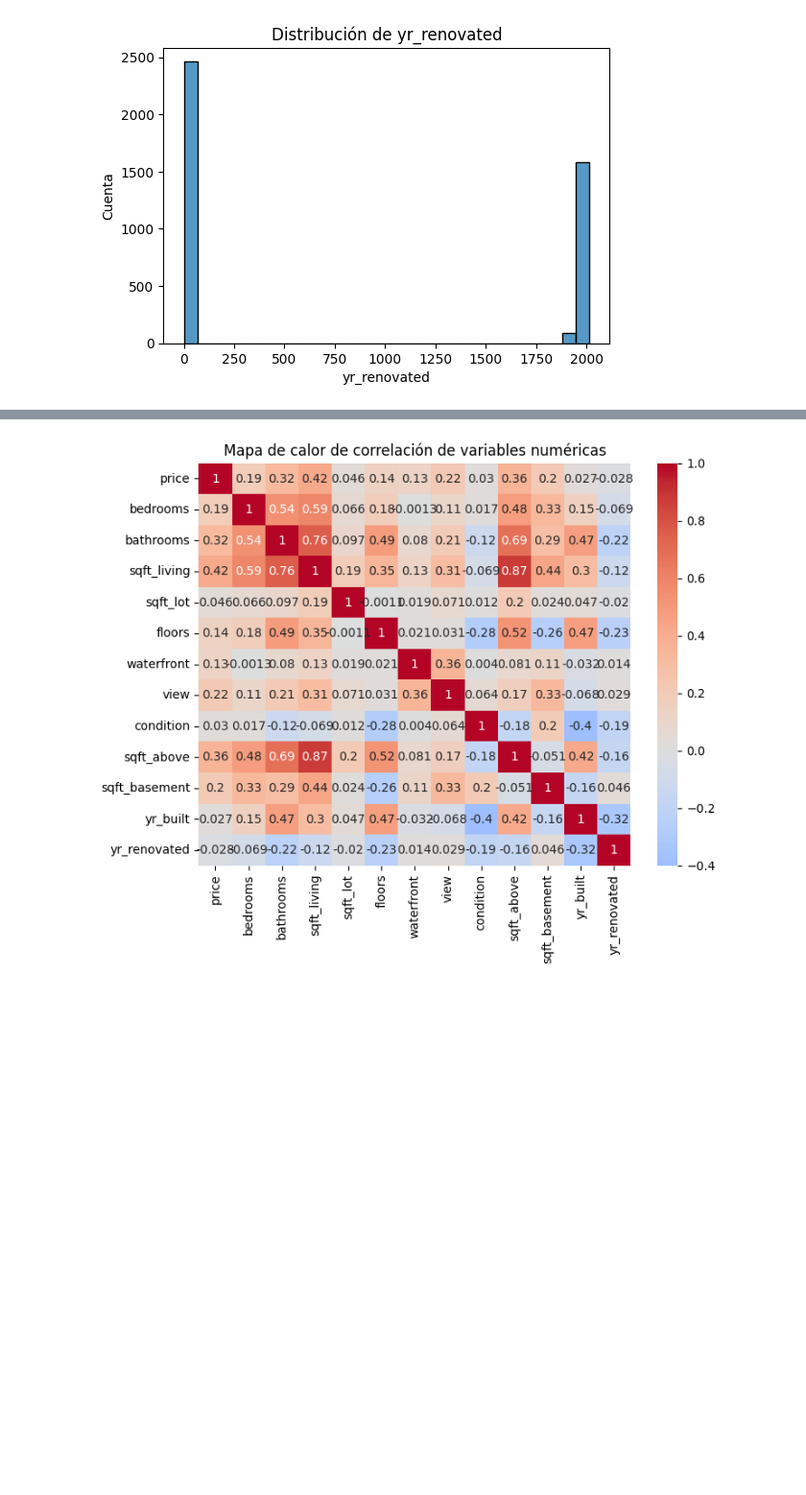
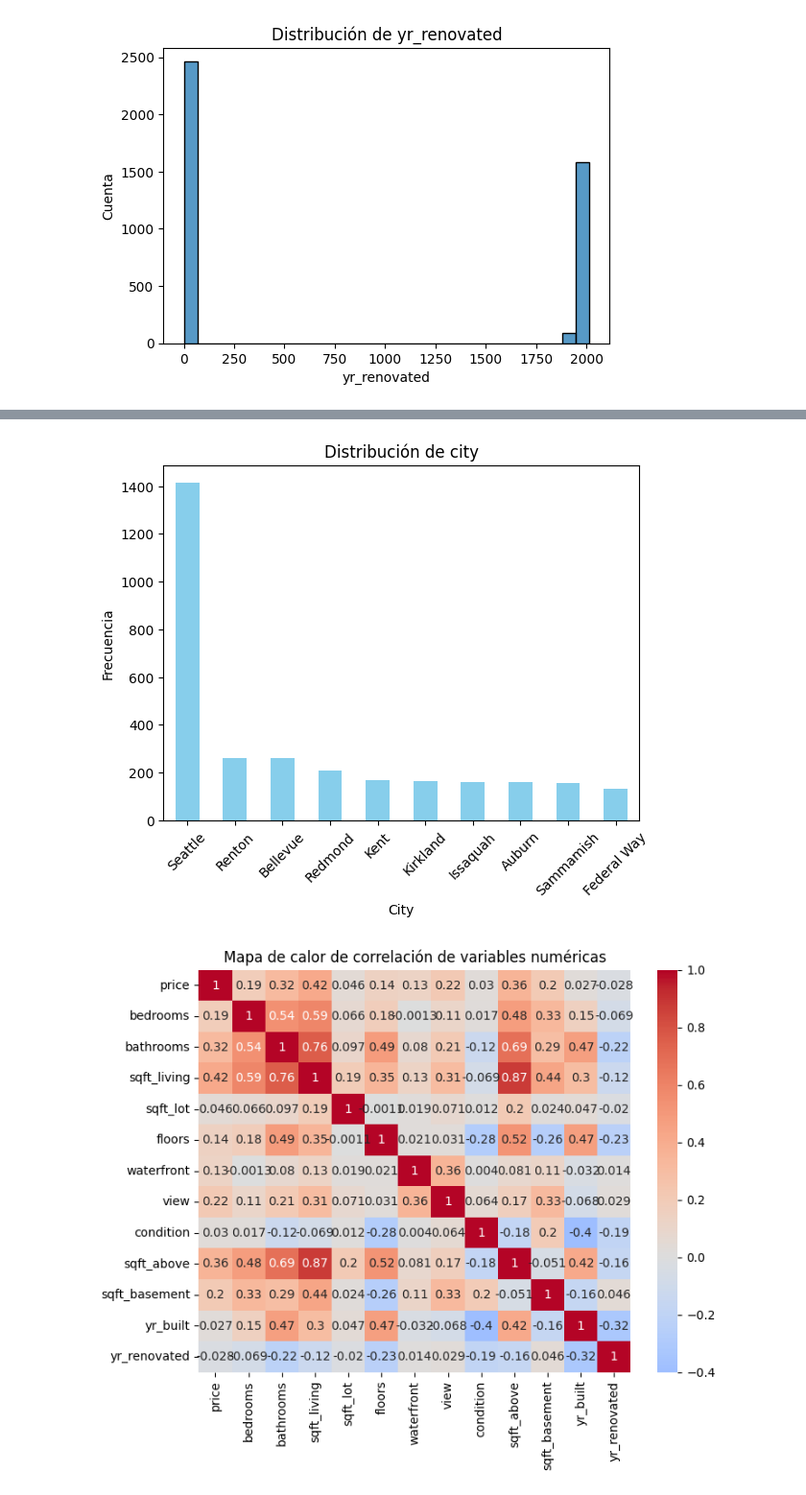
Before and after one commit to carlossil05/G2-Proyecto-DSA, a Jupyter notebook: Entrega 1/Exploracion-datos.ipynb, the cells around one changed output, grey strips where cells are left out. Shown at 96% size. Saved outputs shown, nothing was run; the diff lists cells and outputs as text; code cells hidden in the pictures; blank space fills up the shorter version.

```diff
--- a/Entrega 1/Exploracion-datos.ipynb
+++ b/Entrega 1/Exploracion-datos.ipynb
@@ -169,6 +169,16 @@ corr
 | sqft_basement | 0.204066 | 0.329862 | 0.292170 | 0.439053 | 0.023567 | -0.261826 | 0.109736 | 0.325002 | 0.197656 | ... |
 | yr_built | 0.027067 | 0.153514 | 0.470814 | 0.296545 | 0.047224 | 0.470139 | -0.031891 | -0.067859 | -0.400394 | ... |
 | yr_renovated | -0.028272 | -0.069439 | -0.221307 | -0.124646 | -0.020308 | -0.234445 | 0.014030 | 0.028837 | -0.187971 | ... |
+# %%
+cat = 'city'
+df[cat].value_counts().head(10).plot(kind='bar', color='skyblue')
+plt.title(f'Distribución de {cat}')
+plt.xlabel(cat.capitalize())
+plt.ylabel('Frecuencia')
+plt.xticks(rotation=45)
+plt.show()
+# %% [output]
+[figure, added]
 # %%
 plt.figure(figsize=(8, 6))
 sns.heatmap(corr, annot=True, cmap='coolwarm', center=0)
```
Also changed, not shown: parts of 4 cells of this notebook.
